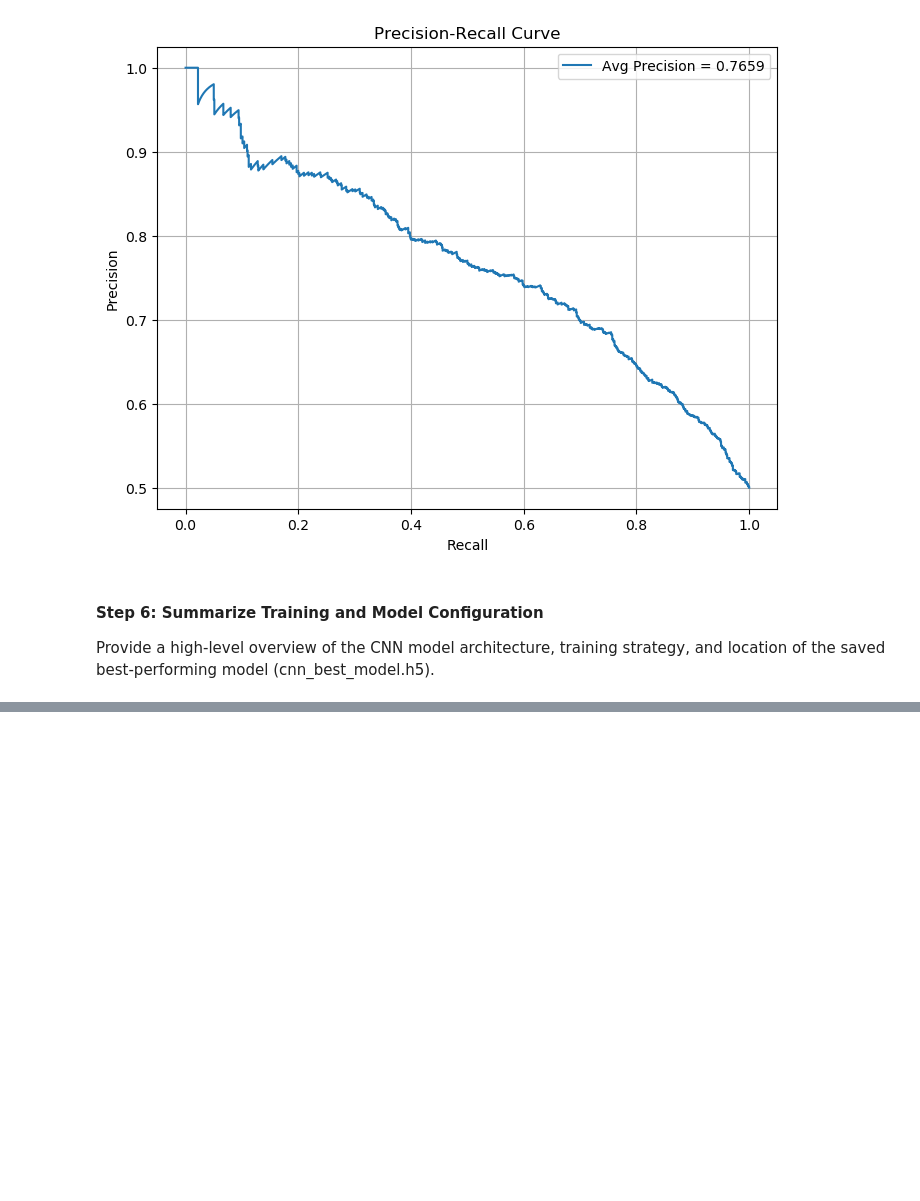
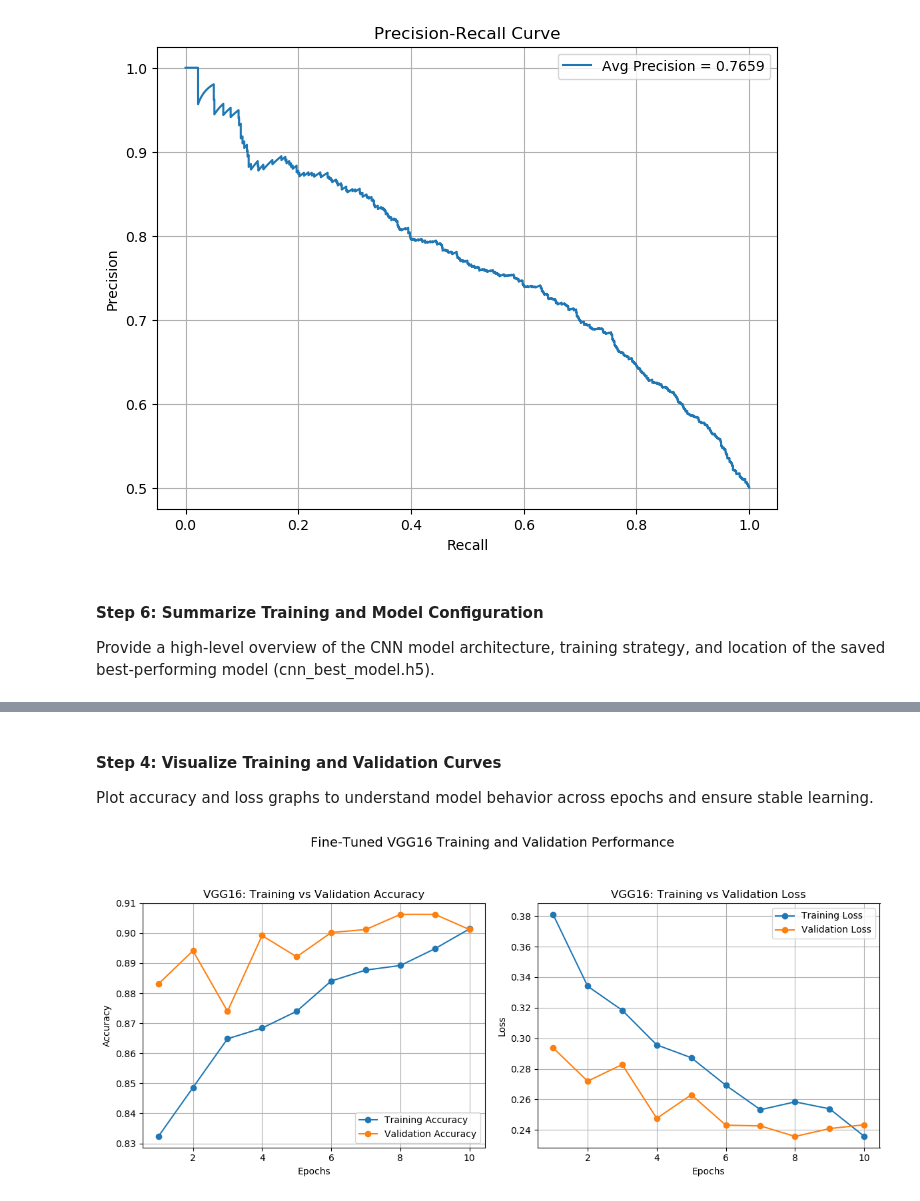
Before and after one commit to MandeepCon/CSCN8010-Practical-Lab-3, a Jupyter notebook: PracticalLab3.ipynb, the cells around one changed output, grey strips where cells are left out. Drawn from its saved outputs; the diff is of its cells as text; code cells hidden in the pictures; blank space fills up the shorter version.

```diff
--- a/PracticalLab3.ipynb
+++ b/PracticalLab3.ipynb
@@ -615,0 +673,7 @@ Provide a high-level overview of the CNN model architecture, training strategy,
+# %%
+from tensorflow.keras.callbacks import ModelCheckpoint, EarlyStopping
+
+callbacks_vgg = [
+    ModelCheckpoint("Models/vgg16_model.h5", save_best_only=True, monitor='val_loss'),
+    EarlyStopping(patience=5, monitor='val_loss', restore_best_weights=True)
+]
@@ -615,0 +684,9 @@ Provide a high-level overview of the CNN model architecture, training strategy,
+# %%
+history_vgg = vgg16_model.fit(
+    train_generator,
+    steps_per_epoch=train_generator.samples // train_generator.batch_size,
+    epochs=10,
+    validation_data=validation_generator,
+    validation_steps=validation_generator.samples // validation_generator.batch_size,
+    callbacks=callbacks_vgg
+)
@@ -615,0 +714,43 @@ Provide a high-level overview of the CNN model architecture, training strategy,
+# %% [markdown]
+#### **Step 4: Visualize Training and Validation Curves**
+
+Plot accuracy and loss graphs to understand model behavior across epochs and ensure stable learning.
+# %%
+import matplotlib.pyplot as plt
+
+# Accuracy & loss
+acc = history_vgg.history['accuracy']
+val_acc = history_vgg.history['val_accuracy']
+loss = history_vgg.history['loss']
+val_loss = history_vgg.history['val_loss']
+epochs = range(1, len(acc) + 1)
+
+# Plot
+plt.figure(figsize=(12, 5))
+
+# Accuracy
+plt.subplot(1, 2, 1)
+plt.plot(epochs, acc, label='Training Accuracy', marker='o')
+plt.plot(epochs, val_acc, label='Validation Accuracy', marker='o')
+plt.title('VGG16: Training vs Validation Accuracy')
+plt.xlabel('Epochs')
+plt.ylabel('Accuracy')
+plt.legend()
+plt.grid(True)
+
+# Loss
+plt.subplot(1, 2, 2)
+plt.plot(epochs, loss, label='Training Loss', marker='o')
+plt.plot(epochs, val_loss, label='Validation Loss', marker='o')
+plt.title('VGG16: Training vs Validation Loss')
+plt.xlabel('Epochs')
+plt.ylabel('Loss')
+plt.legend()
+plt.grid(True)
+
+plt.suptitle("Fine-Tuned VGG16 Training and Validation Performance", fontsize=14, y=1.05)
+plt.tight_layout()
+plt.subplots_adjust(top=0.85)
+plt.show()
+# %% [output]
+[figure, added]
```
Also changed, not shown: parts of 12 cells of this notebook, 1 other file.
